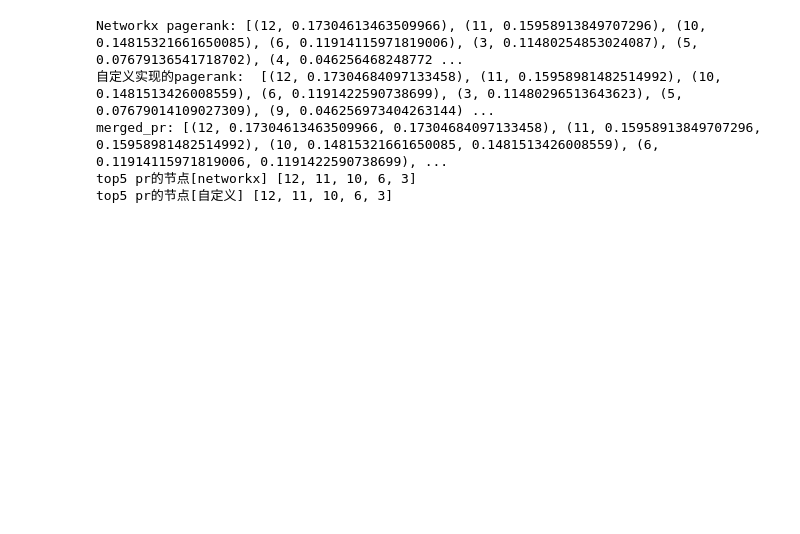
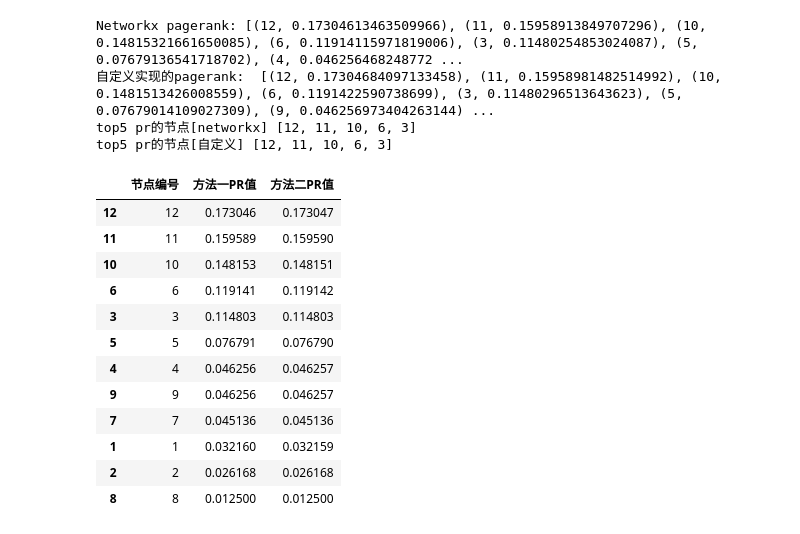
Before and after one commit to painterV/some_coding, a Jupyter notebook: pagerank_impl.ipynb, the cells around one changed output. Drawn from its saved outputs; the diff is of its cells as text; code cells hidden in the pictures; blank space fills up the shorter version.

```diff
--- a/pagerank_impl.ipynb
+++ b/pagerank_impl.ipynb
@@ -90,8 +90,7 @@ for item in custom_pr:
     pr_dic2[node] = pr
 
 #合并两种方法计算的pr
-merge_pr = [(node, pr_dic1[node], pr_dic2[node]) for node in pr_dic1]
-print("merged_pr:", merge_pr)
+merge_pr = [[node, pr_dic1[node], pr_dic2[node]] for node in pr_dic1]
 
 #打印top 5的节点和pr
 print("top5 pr的节点[networkx]", [a[0] for a in s[:5]])
@@ -99,6 +98,24 @@ print("top5 pr的节点[自定义]", [a[0] for a in custom_pr[:5]])
 # %% [output]
 Networkx pagerank: [(12, 0.17304613463509966), (11, 0.15958913849707296), (10, 0.14815321661650085), (6, 0.11914115971819006), (3, 0.11480254853024087), (5, 0.07679136541718702), (4, 0.046256468248772 ...
 自定义实现的pagerank:  [(12, 0.17304684097133458), (11, 0.15958981482514992), (10, 0.1481513426008559), (6, 0.1191422590738699), (3, 0.11480296513643623), (5, 0.07679014109027309), (9, 0.046256973404263144) ...
-merged_pr: [(12, 0.17304613463509966, 0.17304684097133458), (11, 0.15958913849707296, 0.15958981482514992), (10, 0.14815321661650085, 0.1481513426008559), (6, 0.11914115971819006, 0.1191422590738699), ...
 top5 pr的节点[networkx] [12, 11, 10, 6, 3]
 top5 pr的节点[自定义] [12, 11, 10, 6, 3]
+# %%
+import pandas as pd
+data = pd.DataFrame(merge_pr, index =[str(item[0]) for item in merge_pr],
+                                              columns =['节点编号', '方法一PR值', '方法二PR值'])
+data
+# %% [output]
+|  | 节点编号 | 方法一PR值 | 方法二PR值 |
+| 12 | 12 | 0.173046 | 0.173047 |
+| 11 | 11 | 0.159589 | 0.159590 |
+| 10 | 10 | 0.148153 | 0.148151 |
+| 6 | 6 | 0.119141 | 0.119142 |
+| 3 | 3 | 0.114803 | 0.114803 |
+| 5 | 5 | 0.076791 | 0.076790 |
+| 4 | 4 | 0.046256 | 0.046257 |
+| 9 | 9 | 0.046256 | 0.046257 |
+| 7 | 7 | 0.045136 | 0.045136 |
+| 1 | 1 | 0.032160 | 0.032159 |
+| 2 | 2 | 0.026168 | 0.026168 |
+| 8 | 8 | 0.012500 | 0.012500 |
```
Also changed, not shown: parts of 2 cells of this notebook.
